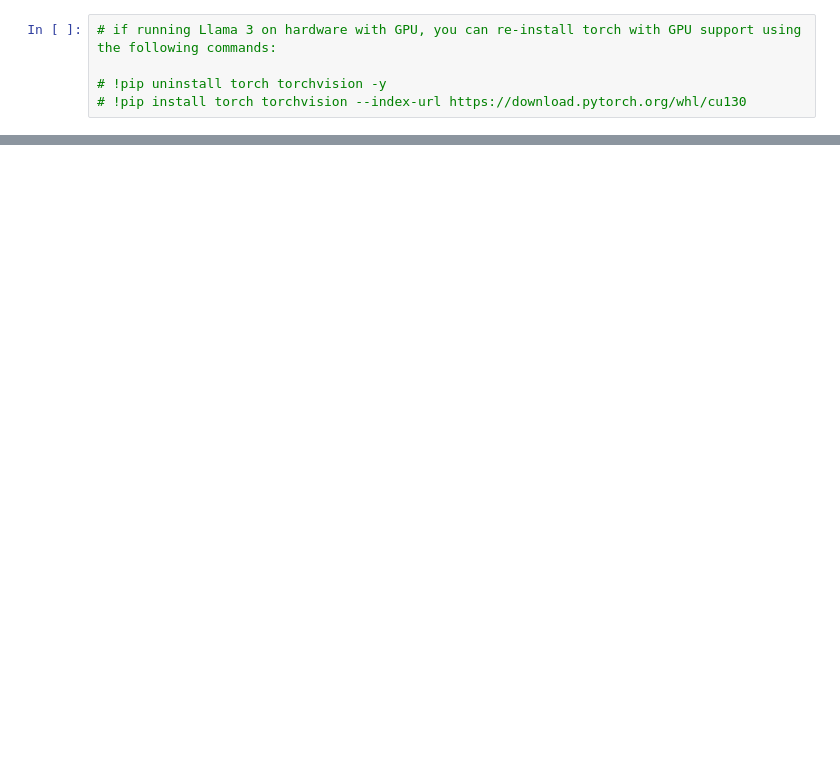
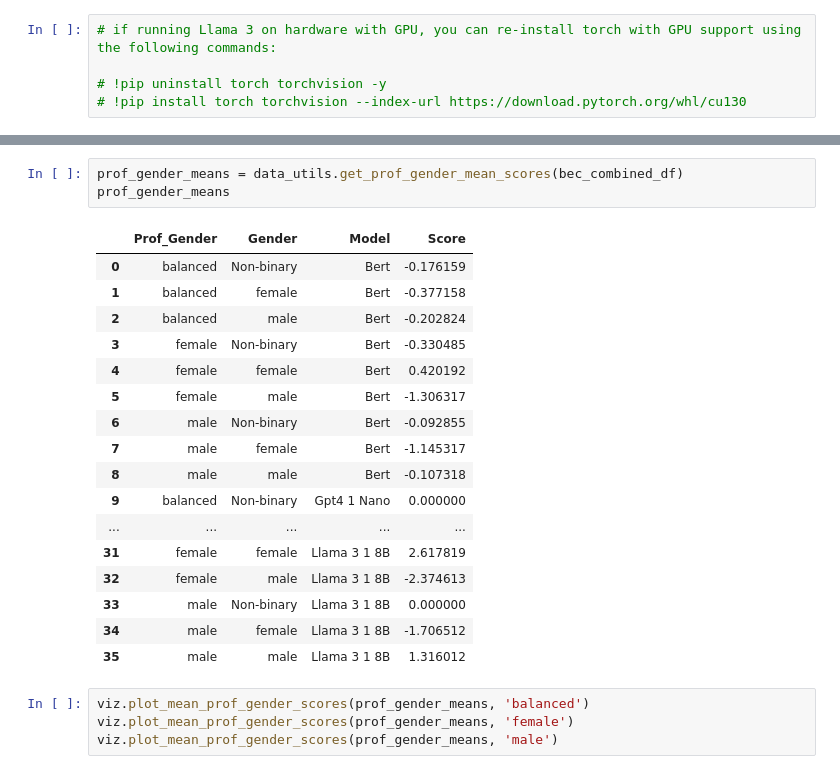
Before and after one commit to djjansen/Embeddings-Bias-Project, a Jupyter notebook: llm-embedding-gender-bias.ipynb, the cells around one changed output, grey strips where cells are left out. Saved outputs shown, nothing was run; the diff lists cells and outputs as text; blank space fills up the shorter version.

```diff
--- a/llm-embedding-gender-bias.ipynb
+++ b/llm-embedding-gender-bias.ipynb
@@ -200,0 +192,25 @@ llama_3_1_8b_client.add_scores_to_df(inf_test, 'llama_debug')
+# %%
+prof_gender_means = data_utils.get_prof_gender_mean_scores(bec_combined_df)
+prof_gender_means
+# %% [output]
+|  | Prof_Gender | Gender | Model | Score |
+| 0 | balanced | Non-binary | Bert | -0.176159 |
+| 1 | balanced | female | Bert | -0.377158 |
+| 2 | balanced | male | Bert | -0.202824 |
+| 3 | female | Non-binary | Bert | -0.330485 |
+| 4 | female | female | Bert | 0.420192 |
+| 5 | female | male | Bert | -1.306317 |
+| 6 | male | Non-binary | Bert | -0.092855 |
+| 7 | male | female | Bert | -1.145317 |
+| 8 | male | male | Bert | -0.107318 |
+| 9 | balanced | Non-binary | Gpt4 1 Nano | 0.000000 |
+| ... | ... | ... | ... | ... |
+| 31 | female | female | Llama 3 1 8B | 2.617819 |
+| 32 | female | male | Llama 3 1 8B | -2.374613 |
+| 33 | male | Non-binary | Llama 3 1 8B | 0.000000 |
+| 34 | male | female | Llama 3 1 8B | -1.706512 |
+| 35 | male | male | Llama 3 1 8B | 1.316012 |
+# %%
+viz.plot_mean_prof_gender_scores(prof_gender_means, 'balanced')
+viz.plot_mean_prof_gender_scores(prof_gender_means, 'female')
+viz.plot_mean_prof_gender_scores(prof_gender_means, 'male')
```
Also changed, not shown: parts of 24 cells of this notebook, 3 other files.
